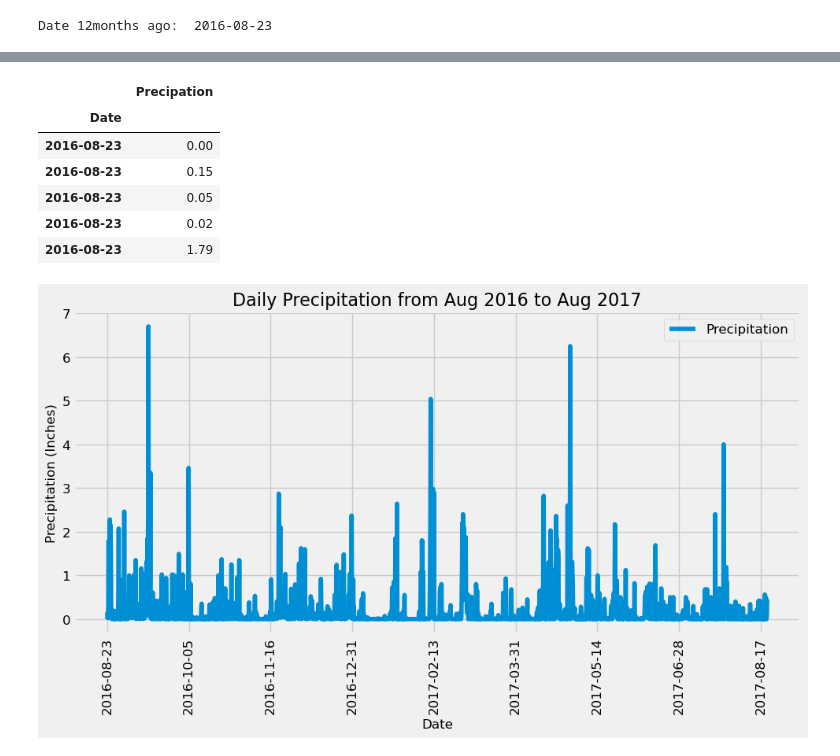
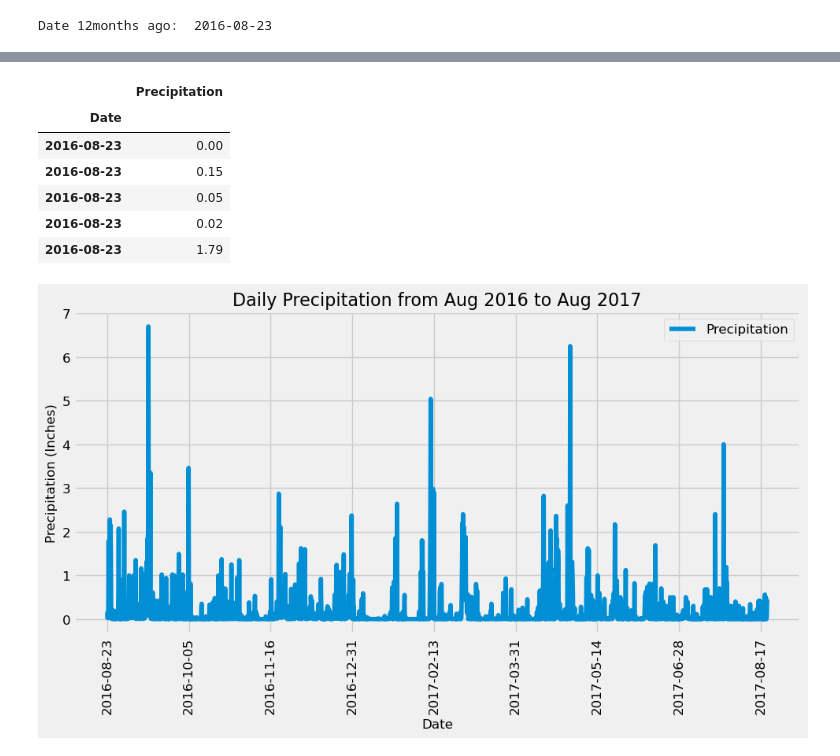
Before and after one commit to angelanarag/sqlalchemy-challenge, a Jupyter notebook: Instructions/climate_starter.ipynb, the cells around one changed output, grey strips where cells are left out. Cells and saved outputs as stored; diff of their text form; code cells hidden in the pictures.

```diff
--- a/Instructions/climate_starter.ipynb
+++ b/Instructions/climate_starter.ipynb
@@ -140,13 +140,13 @@ print_results
 # %%
 # 4 & 5
 # Save the query results as a Pandas DataFrame and set the index to the date column
-precip_df = pd.DataFrame(precip_results, columns=['Date', 'Precipation'])
+precip_df = pd.DataFrame(precip_results, columns=['Date', 'Precipitation'])
 precip_df.dropna(axis=0, how="any", inplace=True)
 precip_df.sort_values(by='Date')
 precip_df.set_index('Date', inplace=True)
 precip_df.head()
 # %% [output]
-|  | Precipation |
+|  | Precipitation |
 | Date |  |
 | 2016-08-23 | 0.00 |
 | 2016-08-23 | 0.15 |
```
Also changed, not shown: parts of 4 cells of this notebook, 3 other files.
